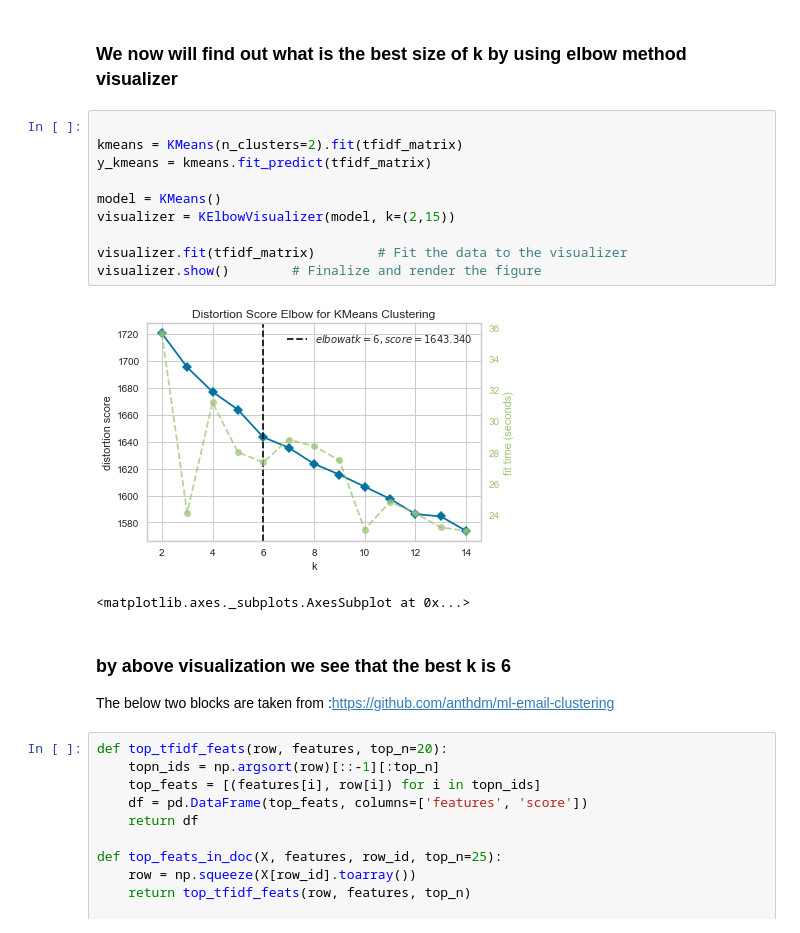
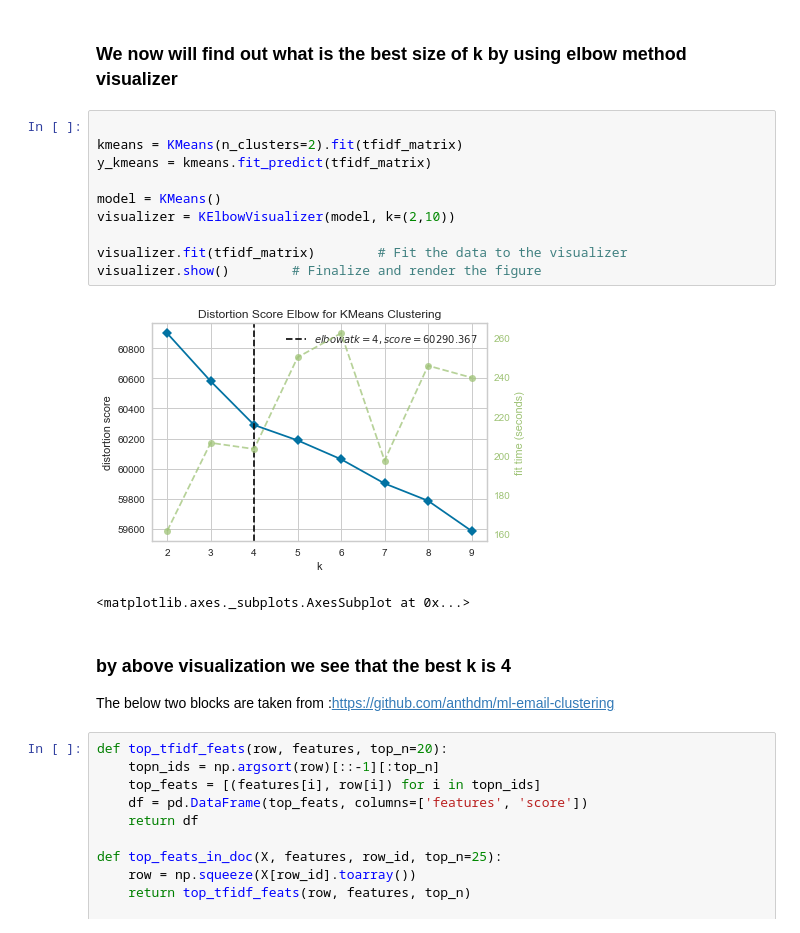
Before and after one commit to mukundcs1611/email_actionable_items, a Jupyter notebook: actionable_items_cluster.ipynb, the cells around one changed output. Drawn from its saved outputs; the diff is of its cells as text.

```diff
--- a/actionable_items_cluster.ipynb
+++ b/actionable_items_cluster.ipynb
@@ -197,18 +190,18 @@ features=vectorizer.get_feature_names()
 # %%
 
 kmeans = KMeans(n_clusters=2).fit(tfidf_matrix)
 y_kmeans = kmeans.fit_predict(tfidf_matrix)
 
 model = KMeans()
-visualizer = KElbowVisualizer(model, k=(2,15))
+visualizer = KElbowVisualizer(model, k=(2,10))
 
 visualizer.fit(tfidf_matrix)        # Fit the data to the visualizer
 visualizer.show()        # Finalize and render the figure
 # %% [output]
-[figure, old version]
+[figure, new version]
 <matplotlib.axes._subplots.AxesSubplot at 0x...>
 # %% [markdown]
-### by above visualization we see that the best k is 6
+### by above visualization we see that the best k is 4
 
 The below two blocks are taken from  :https://github.com/anthdm/ml-email-clustering
 # %%
```
Also changed, not shown: parts of 8 cells of this notebook, 1 other file.
